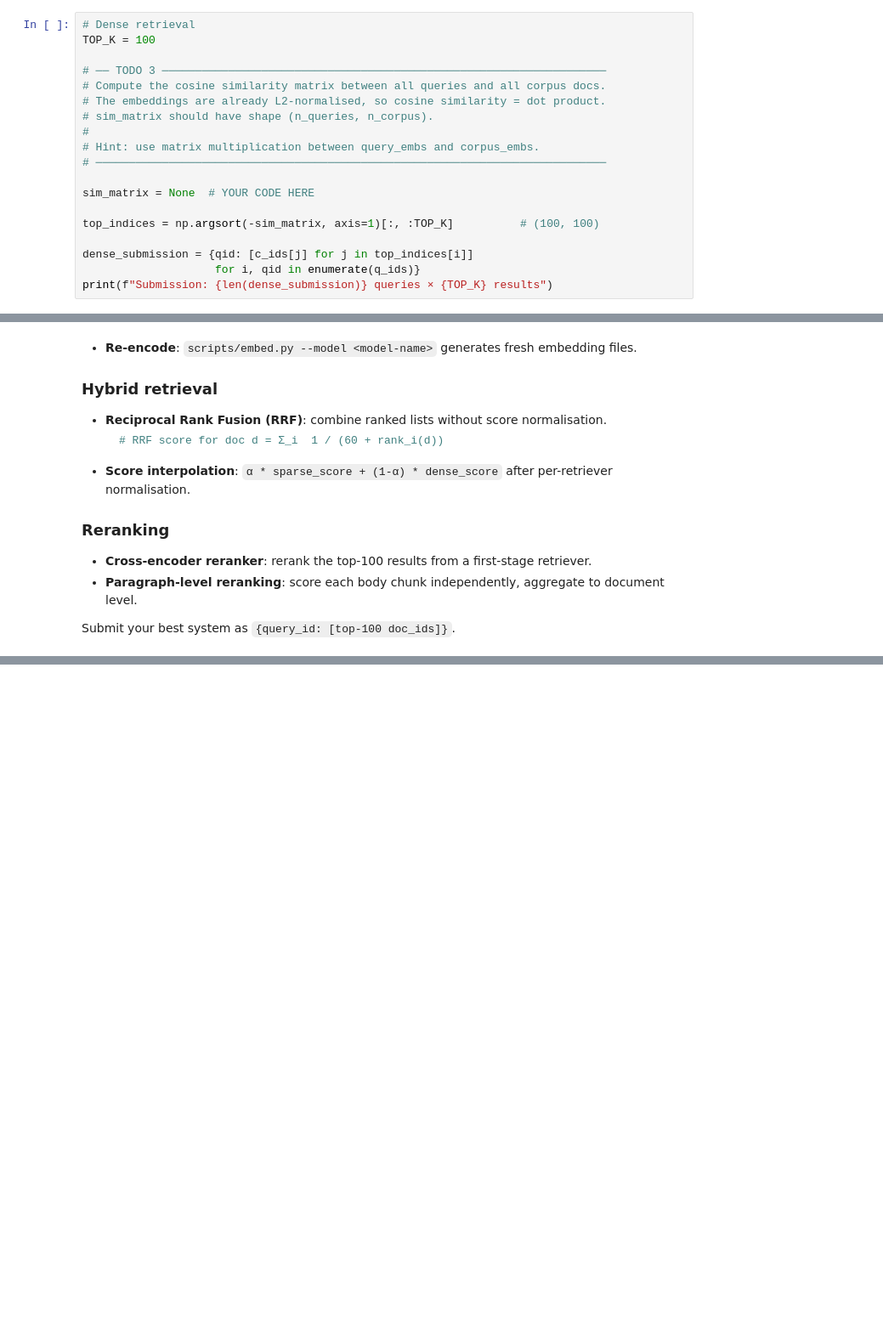
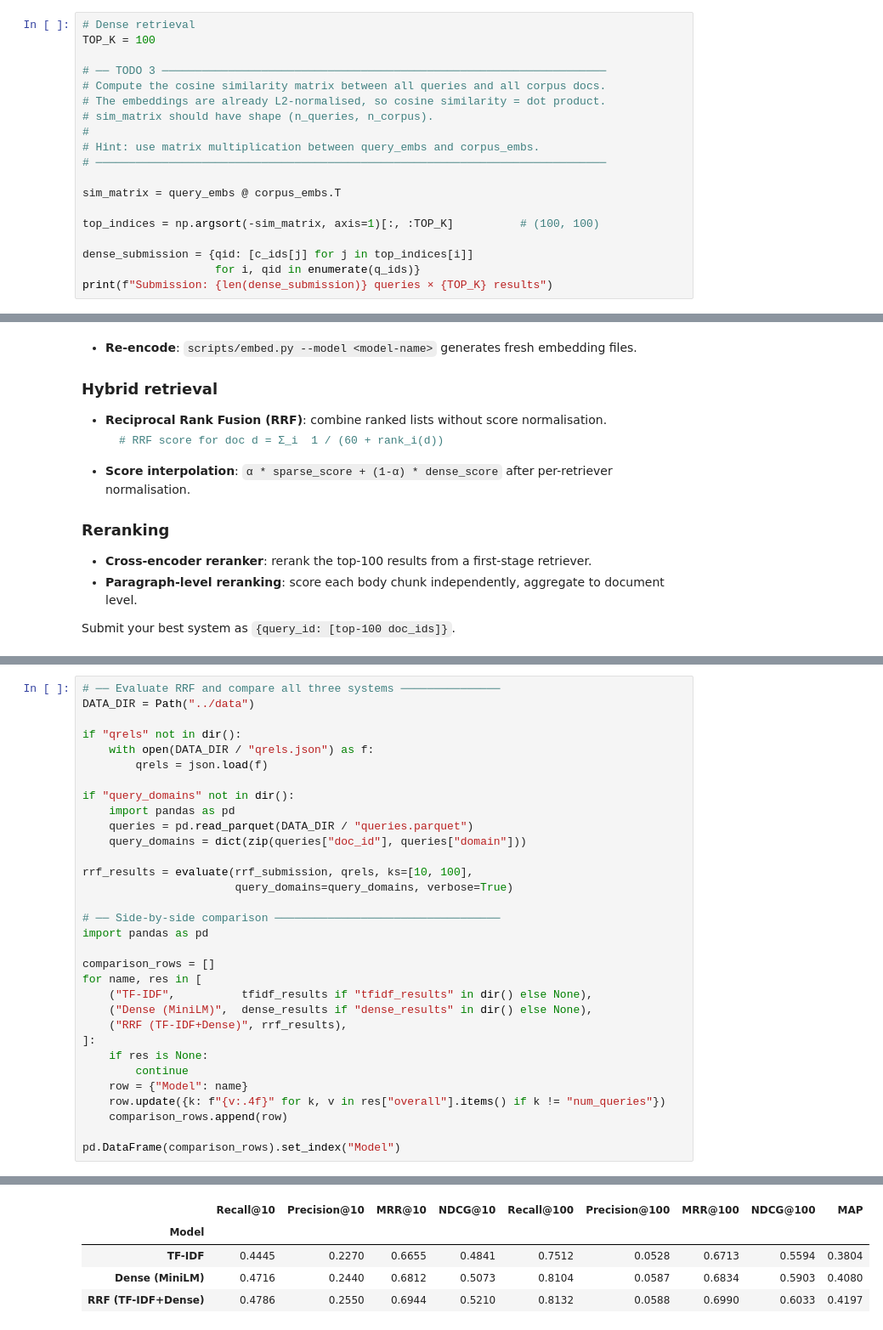
Before and after one commit to moujar/CitationRetrievalBenchmark, a Jupyter notebook: notebooks/challenge.ipynb, the cells around one changed output, grey strips where cells are left out. Shown at 85% size. Saved outputs shown, nothing was run; the diff lists cells and outputs as text; blank space fills up the shorter version.

```diff
--- a/notebooks/challenge.ipynb
+++ b/notebooks/challenge.ipynb
@@ -834,7 +1023,7 @@ TOP_K = 100
 # Hint: use matrix multiplication between query_embs and corpus_embs.
 # ─────────────────────────────────────────────────────────────────────────────
 
-sim_matrix = None  # YOUR CODE HERE
+sim_matrix = query_embs @ corpus_embs.T
 
 top_indices = np.argsort(-sim_matrix, axis=1)[:, :TOP_K]          # (100, 100)
 
@@ -887,0 +1214,33 @@ Submit your best system as `{query_id: [top-100 doc_ids]}`.
+# %%
+# ── Evaluate RRF and compare all three systems ───────────────
+DATA_DIR = Path("../data")
+
+if "qrels" not in dir():
+    with open(DATA_DIR / "qrels.json") as f:
+        qrels = json.load(f)
+
+if "query_domains" not in dir():
+    import pandas as pd
+    queries = pd.read_parquet(DATA_DIR / "queries.parquet")
+    query_domains = dict(zip(queries["doc_id"], queries["domain"]))
+
+rrf_results = evaluate(rrf_submission, qrels, ks=[10, 100],
+                       query_domains=query_domains, verbose=True)
+
+# ── Side-by-side comparison ──────────────────────────────────
+import pandas as pd
+
+comparison_rows = []
+for name, res in [
+    ("TF-IDF",          tfidf_results if "tfidf_results" in dir() else None),
+    ("Dense (MiniLM)",  dense_results if "dense_results" in dir() else None),
+    ("RRF (TF-IDF+Dense)", rrf_results),
+]:
+    if res is None:
+        continue
+    row = {"Model": name}
+    row.update({k: f"{v:.4f}" for k, v in res["overall"].items() if k != "num_queries"})
+    comparison_rows.append(row)
+
+pd.DataFrame(comparison_rows).set_index("Model")
+# %% [output]
@@ -887,0 +1264,5 @@ Submit your best system as `{query_id: [top-100 doc_ids]}`.
+|  | Recall@10 | Precision@10 | MRR@10 | NDCG@10 | Recall@100 | Precision@100 | MRR@100 | NDCG@100 | MAP |
+| Model |  |  |  |  |  |  |  |  |  |
+| TF-IDF | 0.4445 | 0.2270 | 0.6655 | 0.4841 | 0.7512 | 0.0528 | 0.6713 | 0.5594 | 0.3804 |
+| Dense (MiniLM) | 0.4716 | 0.2440 | 0.6812 | 0.5073 | 0.8104 | 0.0587 | 0.6834 | 0.5903 | 0.4080 |
+| RRF (TF-IDF+Dense) | 0.4786 | 0.2550 | 0.6944 | 0.5210 | 0.8132 | 0.0588 | 0.6990 | 0.6033 | 0.4197 |
```
Also changed, not shown: parts of 65 cells of this notebook, 41 other files.
